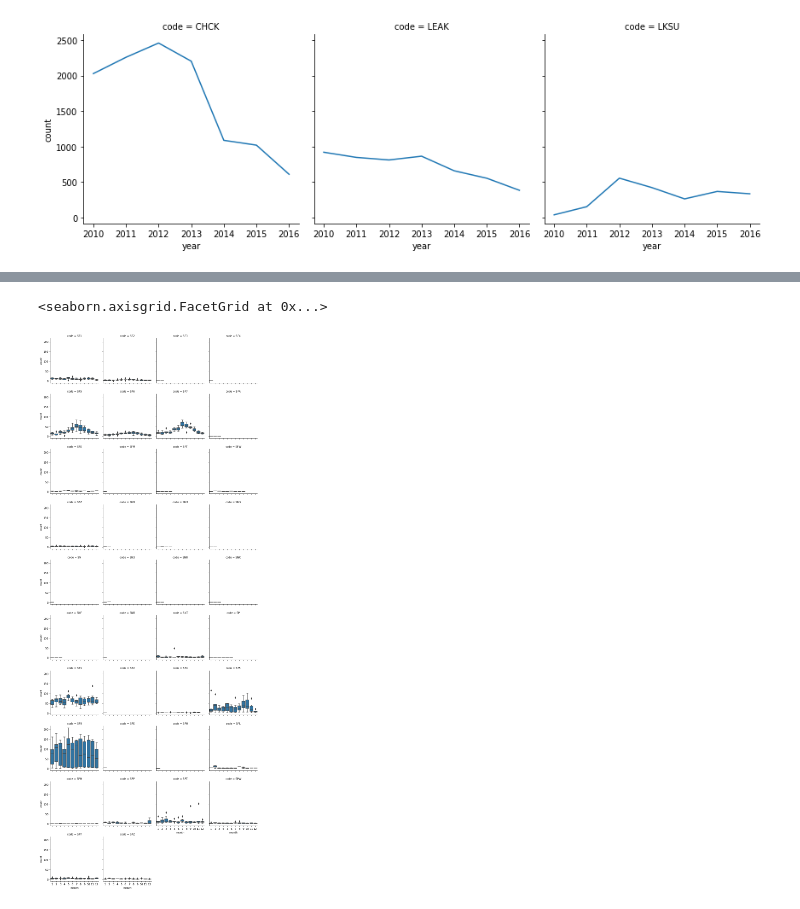
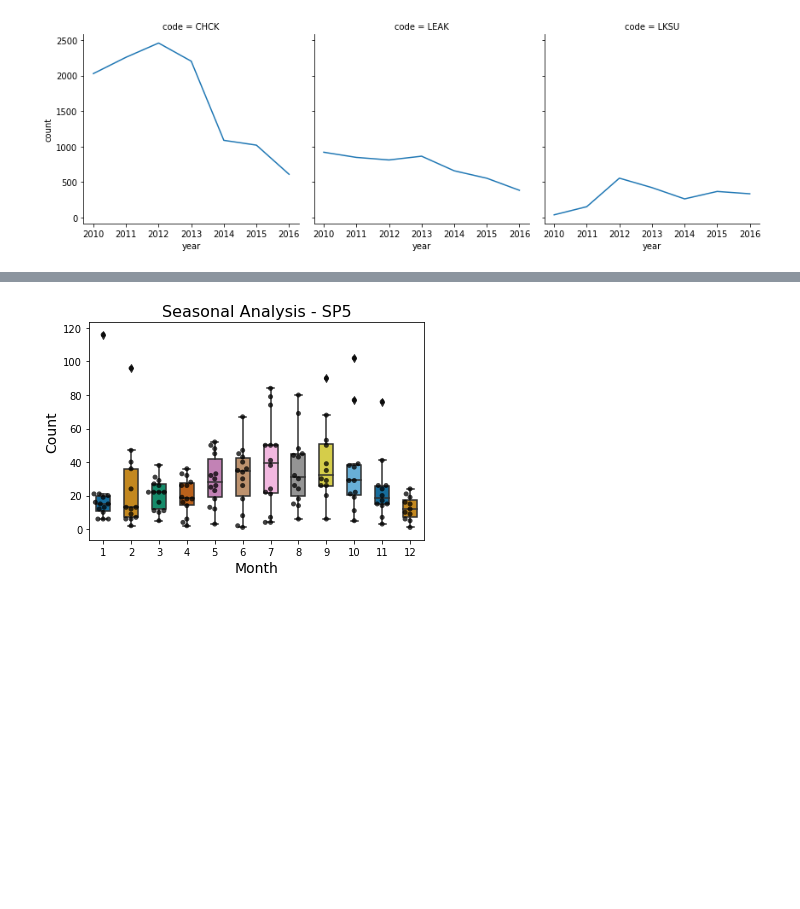
Before and after one commit to TimDaviesATCO/Analysers, a Jupyter notebook: notebooks/Job_Types.ipynb, the cells around one changed output, grey strips where cells are left out. Saved outputs shown, nothing was run; the diff lists cells and outputs as text; code cells hidden in the pictures; blank space fills up the shorter version.

Commit message:
Added single plot along with multiple plots

```diff
--- a/notebooks/Job_Types.ipynb
+++ b/notebooks/Job_Types.ipynb
@@ -156,52 +206,49 @@ df = load_data(data_file, sht_name)
 # %%
 import pandas as pd
 import seaborn as sns
-from datetime import date
-from datetime import time
+#from datetime import date
+#from datetime import time
 from datetime import datetime
 
 new_df = df[['Notif.date','Priority Code','Notification Year']]
 new_df.set_index('Notif.date')
 
 monthly_data=[]
 labels = ['code','year', 'month', 'count']
 
 for cat, subcategories in new_df.groupby('Priority Code'):
-    #if cat=='SF5'or cat=='SF1' or cat=='SF2' or cat=='SF3' or cat=='SF4':
-    job_type = cat
-    for yr, year_df in subcategories.groupby('Notification Year'):
-        for mnth, month_df in year_df.groupby(df['Notif.date'].dt.month):
-            new_data=[cat, yr, mnth, len(month_df)]
-            #print(new_data)
-            monthly_data.append(new_data)
-
+    if cat=='SF5'or cat=='SP5':
+        job_type = cat
+        for yr, year_df in subcategories.groupby('Notification Year'):
+            for mnth, month_df in year_df.groupby(df['Notif.date'].dt.month):
+                new_data=[cat, yr, mnth, len(month_df)]
+                monthly_data.append(new_data)
 
 output = pd.DataFrame.from_records(monthly_data, columns=labels)
 #print(output.head(20))
 
+#####################################
+## Single Plot
+#####################################
 # plot boxplot with seaborn
-#bplot=sns.boxplot(y='count', x='month',
-#                 data=output,
-#                 width=0.5,
-#                 palette="colorblind")
+bplot=sns.boxplot(y='count', x='month',
+                 data=output,
+                 width=0.5,
+                 palette="colorblind")
 
 # add swarmplot
-#bplot=sns.swarmplot(y='count', x='month',
-#              data=output,
-#              color='black',
-#              alpha=0.75)
+bplot=sns.swarmplot(y='count', x='month',
+              data=output,
+              color='black',
+              alpha=0.75)
 
 # format plot
-#bplot.axes.set_title("Seasonal Analysis - "+job_type, fontsize=16)
-#bplot.set_xlabel("Month", fontsize=14)
-#bplot.set_ylabel("Count", fontsize=14)
-#bplot.tick_params(labelsize=10)
-
-g = sns.FacetGrid(output, col='code',  aspect=1, col_wrap=4)
-g.map(sns.boxplot, 'month', 'count')
+bplot.axes.set_title("Seasonal Analysis - "+job_type, fontsize=16)
+bplot.set_xlabel("Month", fontsize=14)
+bplot.set_ylabel("Count", fontsize=14)
+bplot.tick_params(labelsize=10)
 # %% [output]
-<seaborn.axisgrid.FacetGrid at 0x...>
-[figure, old version]
+[figure, new version]
 # %%
 #data = df(['Notif.date','Damage Code', 'Duration'])
 #grp = df.groupby(['Notif.date','Damage Code'])
```
Also changed, not shown: parts of 9 cells of this notebook.
